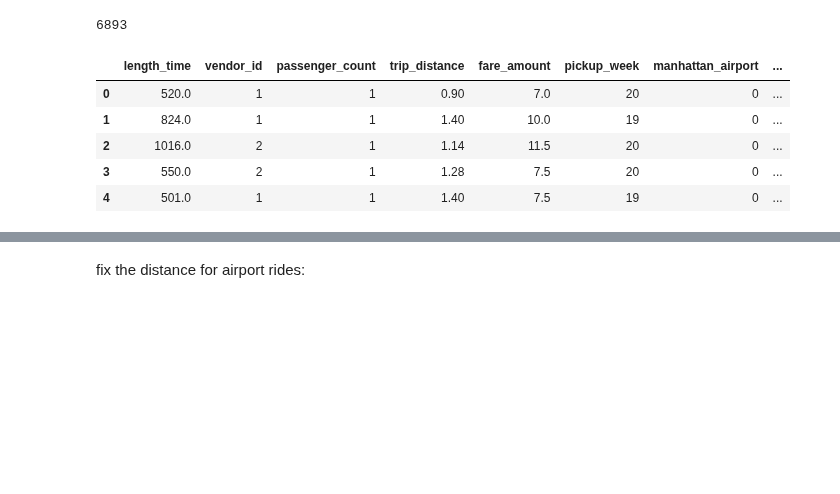
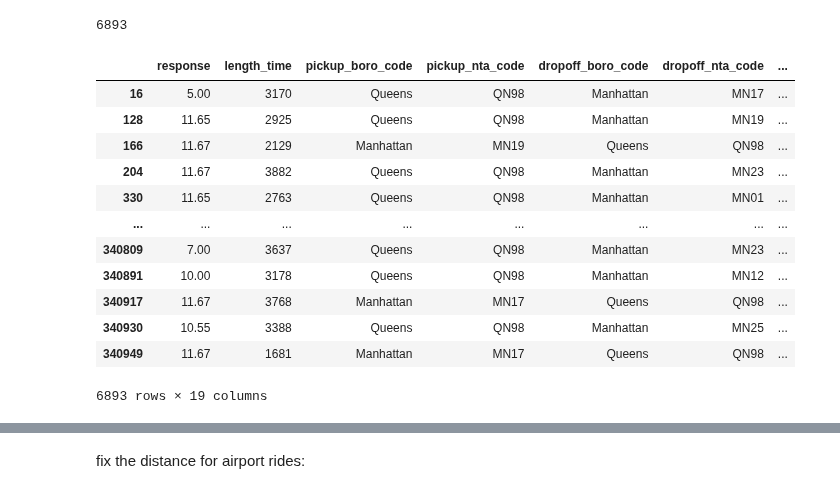
Before and after one commit to MichalKrzyzanski2002/Foundations-Data-Science-Project, a Jupyter notebook: prediction_kuba.ipynb, the cells around one changed output, grey strips where cells are left out. Saved outputs shown, nothing was run; the diff lists cells and outputs as text; code cells hidden in the pictures; blank space fills up the shorter version.

```diff
--- a/prediction_kuba.ipynb
+++ b/prediction_kuba.ipynb
@@ -32,12 +32,19 @@ manhattan_airport2.sum()
 6893
 # %%
 df['manhattan_airport'] = manhattan_airport2.astype(int)
-# %%
-df.head()
-# %% [output]
-|  | length_time | vendor_id | passenger_count | trip_distance | fare_amount | pickup_week | manhattan_airport | ... |
-| 0 | 520.0 | 1 | 1 | 0.90 | 7.0 | 20 | 0 | ... |
-| 1 | 824.0 | 1 | 1 | 1.40 | 10.0 | 19 | 0 | ... |
-| 2 | 1016.0 | 2 | 1 | 1.14 | 11.5 | 20 | 0 | ... |
-| 3 | 550.0 | 2 | 1 | 1.28 | 7.5 | 20 | 0 | ... |
-| 4 | 501.0 | 1 | 1 | 1.40 | 7.5 | 19 | 0 | ... |
+# %%
+df.loc[df['manhattan_airport'] == 1]
+# %% [output]
+|  | response | length_time | pickup_boro_code | pickup_nta_code | dropoff_boro_code | dropoff_nta_code | ... |
+| 16 | 5.00 | 3170 | Queens | QN98 | Manhattan | MN17 | ... |
+| 128 | 11.65 | 2925 | Queens | QN98 | Manhattan | MN19 | ... |
+| 166 | 11.67 | 2129 | Manhattan | MN19 | Queens | QN98 | ... |
+| 204 | 11.67 | 3882 | Queens | QN98 | Manhattan | MN23 | ... |
+| 330 | 11.65 | 2763 | Queens | QN98 | Manhattan | MN01 | ... |
+| ... | ... | ... | ... | ... | ... | ... | ... |
+| 340809 | 7.00 | 3637 | Queens | QN98 | Manhattan | MN23 | ... |
+| 340891 | 10.00 | 3178 | Queens | QN98 | Manhattan | MN12 | ... |
+| 340917 | 11.67 | 3768 | Manhattan | MN17 | Queens | QN98 | ... |
+| 340930 | 10.55 | 3388 | Queens | QN98 | Manhattan | MN25 | ... |
+| 340949 | 11.67 | 1681 | Manhattan | MN17 | Queens | QN98 | ... |
+6893 rows × 19 columns
```
Also changed, not shown: parts of 2 cells of this notebook, 1 other file.
